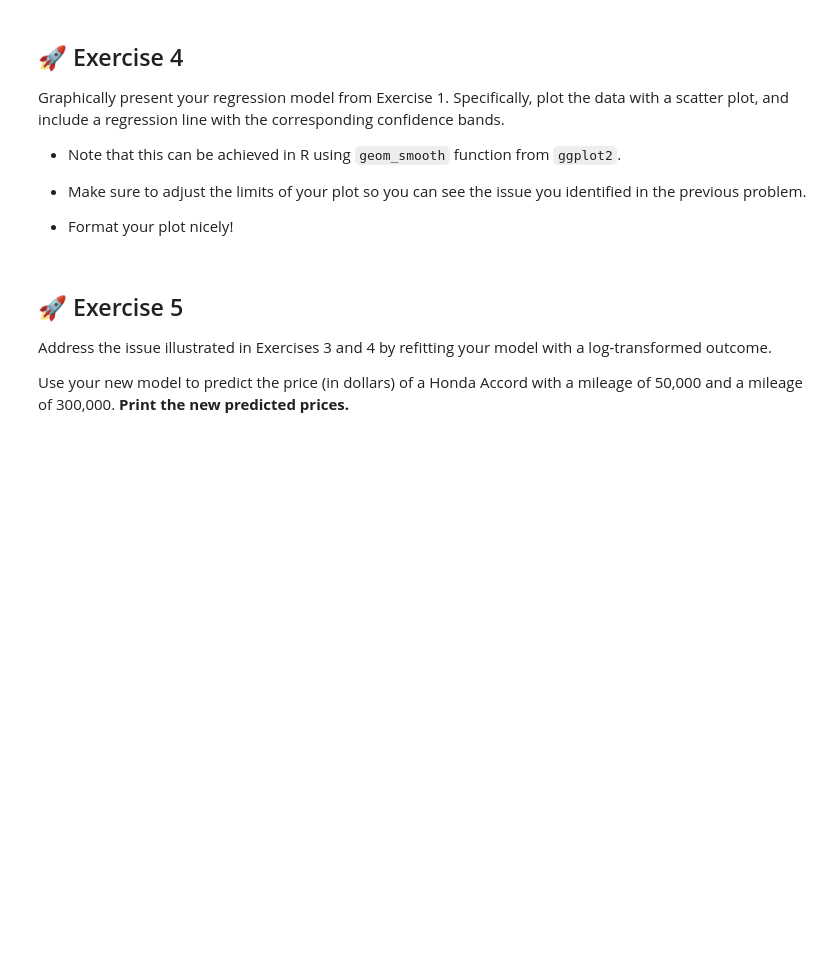
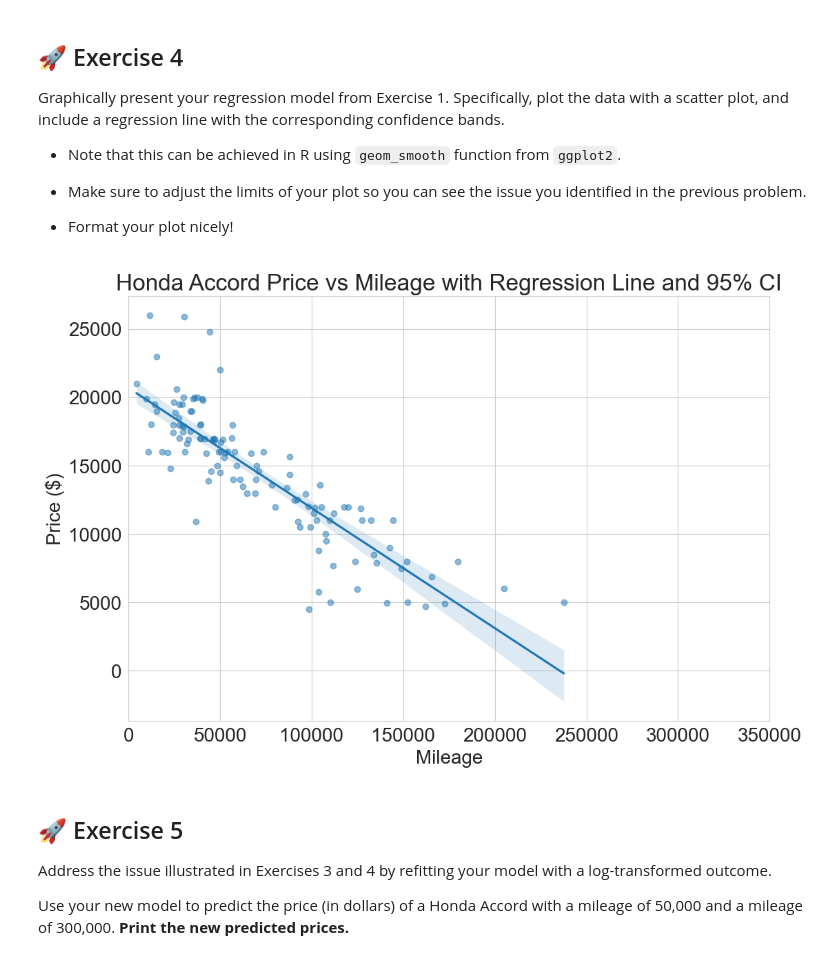
Before and after one commit to MdMostafizurRahaman/Machine-Learning, a Jupyter notebook: Exercise-1/linear-regression-exercises.ipynb, the cells around one changed output. Cells and saved outputs as stored; diff of their text form; code cells hidden in the pictures; blank space fills up the shorter version.

```diff
--- a/Exercise-1/linear-regression-exercises.ipynb
+++ b/Exercise-1/linear-regression-exercises.ipynb
@@ -9,27 +9,29 @@
 In this lab, we'll explore correlation, simple regression, multiple regression, and confidence intervals with used car data from [Edmunds.com](https://edmunds.com). Our goal will be to predict the price of used cars using the features of each car.
 # %%
 # Load in additional functions
-library(tidyverse)
-library(lubridate)
+import pandas as pd
+import matplotlib.pyplot as plt
+import seaborn as sns
 
 # Use three digits past the decimal point
 # Don't use scientific notation
-options(digits = 3, scipen=999)
+pd.set_option('display.precision', 3)
+pd.set_option('display.float_format', lambda x: f'{x:.3f}')
 
 # Format plots with a white background and dark features.
-theme_set(theme_bw())
+sns.set_style('whitegrid')
 
 # Increase the default text size of plots.
 # If you are *not* working in Google Colab, we recommend commenting
 # out this line of code.
-theme_update(text = element_text(size = 20))
+plt.rcParams['font.size'] = 20
 
 # Increase the default plot width and height.
 # If you are *not* working in Google Colab, we recommend commenting
 # out this line of code.
-options(repr.plot.width=12, repr.plot.height=8)
+plt.rcParams['figure.figsize'] = (12, 8)
 
-cars = read_tsv("https://jdgrossman.com/assets/used-cars.tsv")
+cars = pd.read_csv("https://jdgrossman.com/assets/used-cars.tsv", sep='\t')
 
 # peek at 10 random rows
-sample_n(cars, 10)
+cars.sample(10)
@@ -58,0 +71,16 @@ Note: You should not report more precision than is necessary. For example, if yo
+# %%
+# Create accords dataset: filter for Honda Accords
+accords = cars[(cars['make'] == 'Honda') & (cars['model'] == 'Accord')]
+
+# Fit linear regression model: price ~ mileage
+import statsmodels.api as sm
+
+X = accords['mileage']
+y = accords['price']
+X = sm.add_constant(X)  # Add intercept term
+
+model = sm.OLS(y, X).fit()
+print(model.summary())
+
+# Print sigma (residual standard deviation)
+print(f"\nSigma (residual std dev): {model.scale**0.5:.3f}")
@@ -133,3 +204,16 @@ a scatter plot, and include a regression line with the corresponding confidence
+# %%
+# Plot scatter with regression line and CI
+import matplotlib.pyplot as plt
+import seaborn as sns
+
+sns.regplot(data=accords, x='mileage', y='price', ci=95, scatter_kws={'alpha':0.5})
+plt.title('Honda Accord Price vs Mileage with Regression Line and 95% CI')
+plt.xlabel('Mileage')
+plt.ylabel('Price ($)')
+plt.xlim(0, 350000)  # To show the issue
+plt.show()
+# %% [output]
+[figure, added]
 # %% [markdown]
 ## 🚀 Exercise 5
 
```
Also changed, not shown: parts of 36 cells of this notebook, 1 other file.
